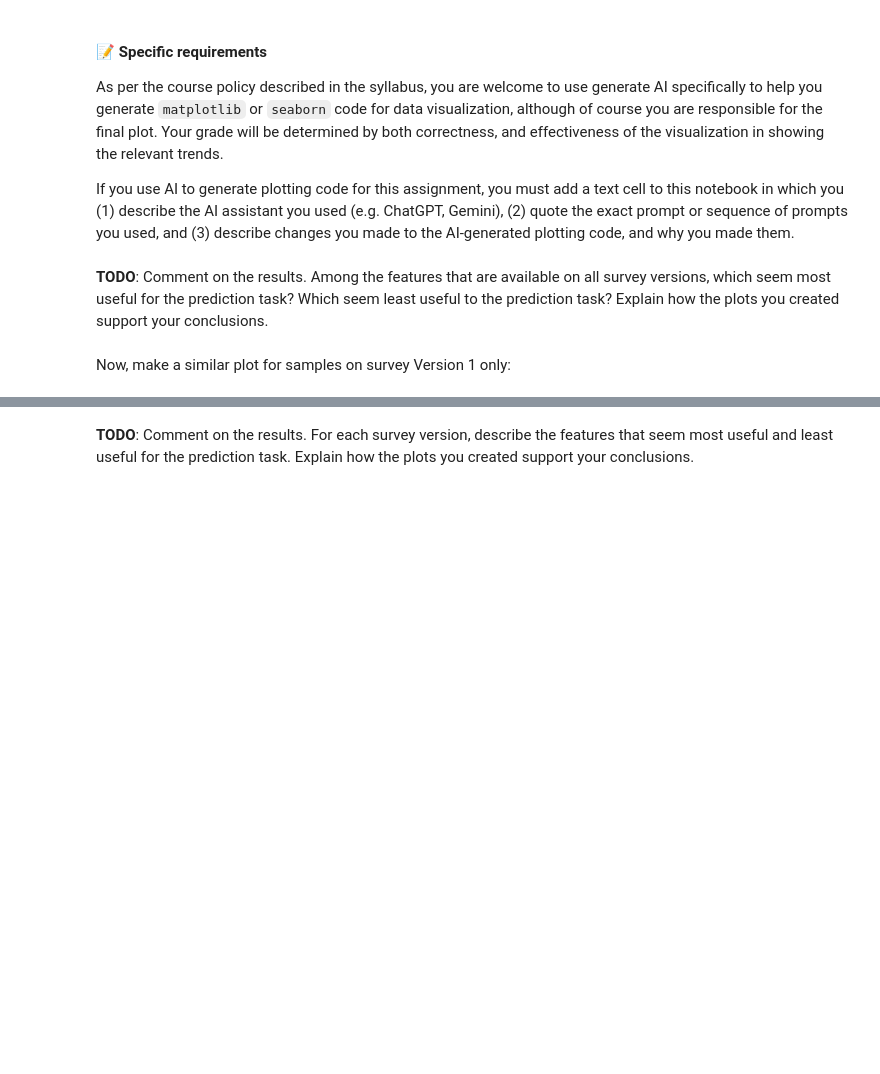
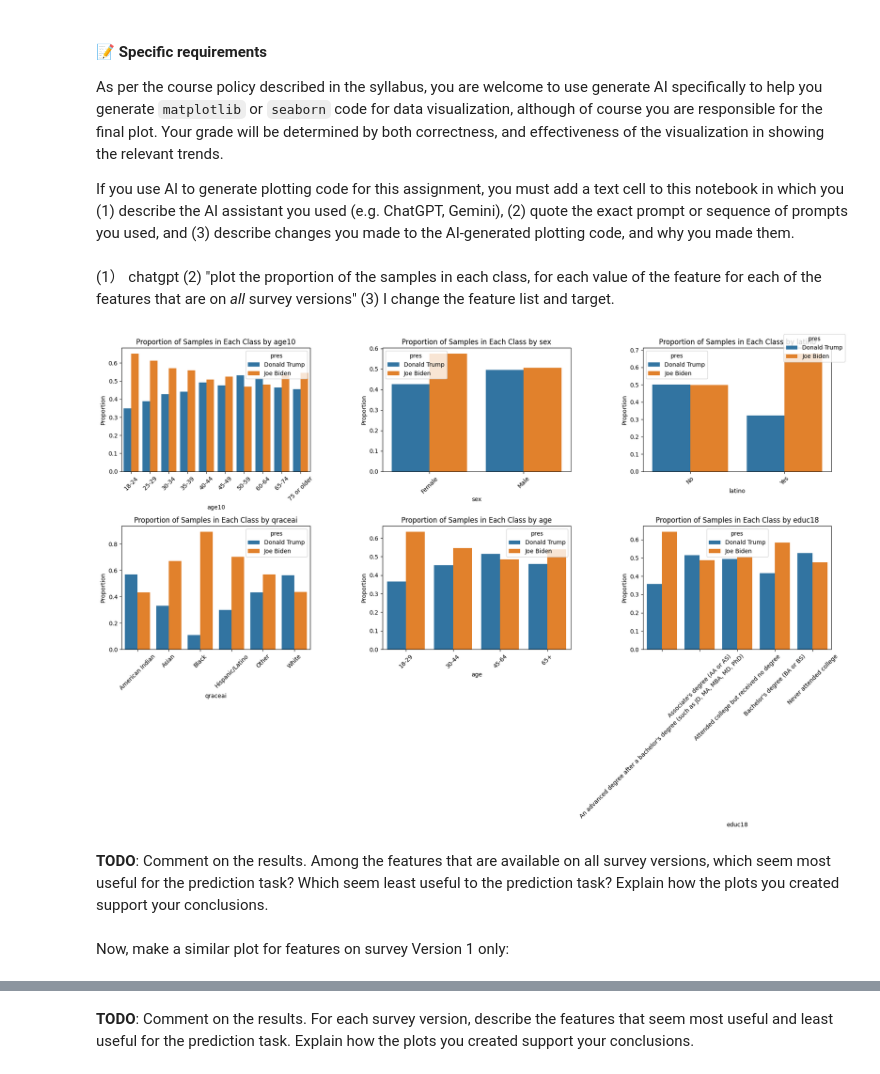
Before and after one commit to bowenhann/mllab3, a Jupyter notebook: notebooks/6-knn-voter-classification-2020-hw.ipynb, the cells around one changed output, grey strips where cells are left out. Cells and saved outputs as stored; diff of their text form; code cells hidden in the pictures; blank space fills up the shorter version.

```diff
--- a/notebooks/6-knn-voter-classification-2020-hw.ipynb
+++ b/notebooks/6-knn-voter-classification-2020-hw.ipynb
@@ -889,4 +1200,46 @@ If you use AI to generate plotting code for this assignment, you must add a text
+# %% [markdown]
+(1） chatgpt
+(2) "plot the proportion of the samples in each class, for each value of the feature for each of the features that are on *all* survey versions"
+(3) I change the feature list and target.
+# %%
+# TODO - plot the proportion of samples in each class, for each value of the feature,
+# for each of the features that are on *all* survey versions
+import seaborn as sns
+import matplotlib.pyplot as plt
+import os
+
+target = 'pres'
+features_in_all_versions = ['age10', 'sex', 'latino', 'qraceai', 'age', 'educ18']
+
+
+fig, axes = plt.subplots(nrows=2, ncols=3, figsize=(18, 12))
+axes = axes.flatten()
+
+for i, feature in enumerate(features_in_all_versions):
+    proportion_df = (
+        df.groupby([feature, target])
+        .size()
+        .unstack(fill_value=0)
+        .apply(lambda x: x / x.sum(), axis=1)
+        .stack()
+        .reset_index(name='Proportion')
+    )
+
+    sns.barplot(data=proportion_df, x=feature, y='Proportion', hue=target, ax=axes[i])
+    axes[i].set_title(f'Proportion of Samples in Each Class by {feature}')
+    axes[i].set_ylabel('Proportion')
+    axes[i].set_xlabel(feature)
+    axes[i].tick_params(axis='x', rotation=45)
+
+
+handles, labels = axes[0].get_legend_handles_labels()
+fig.legend(handles, labels, title=target, loc='upper right')
+
+
+plt.tight_layout()
+# %% [output]
+[figure, added]
 # %% [markdown]
 **TODO**: Comment on the results. Among the features that are available on all survey versions, which seem most useful for the prediction task? Which seem least useful to the prediction task? Explain how the plots you created support your conclusions.
 # %% [markdown]
-Now, make a similar plot for samples on survey Version 1 only:
+Now, make a similar plot for features on survey Version 1 only:
```
Also changed, not shown: parts of 79 cells of this notebook.
